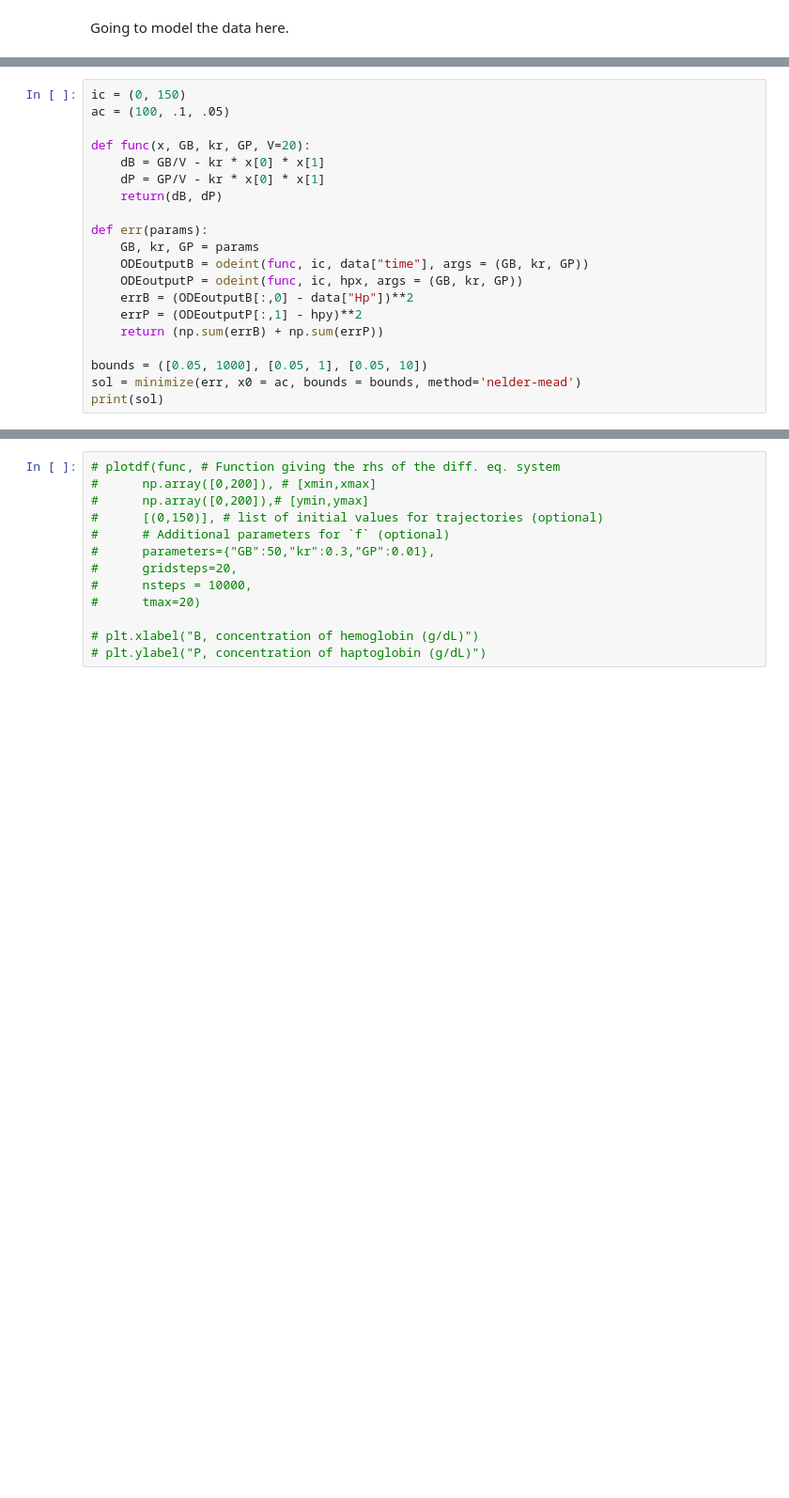
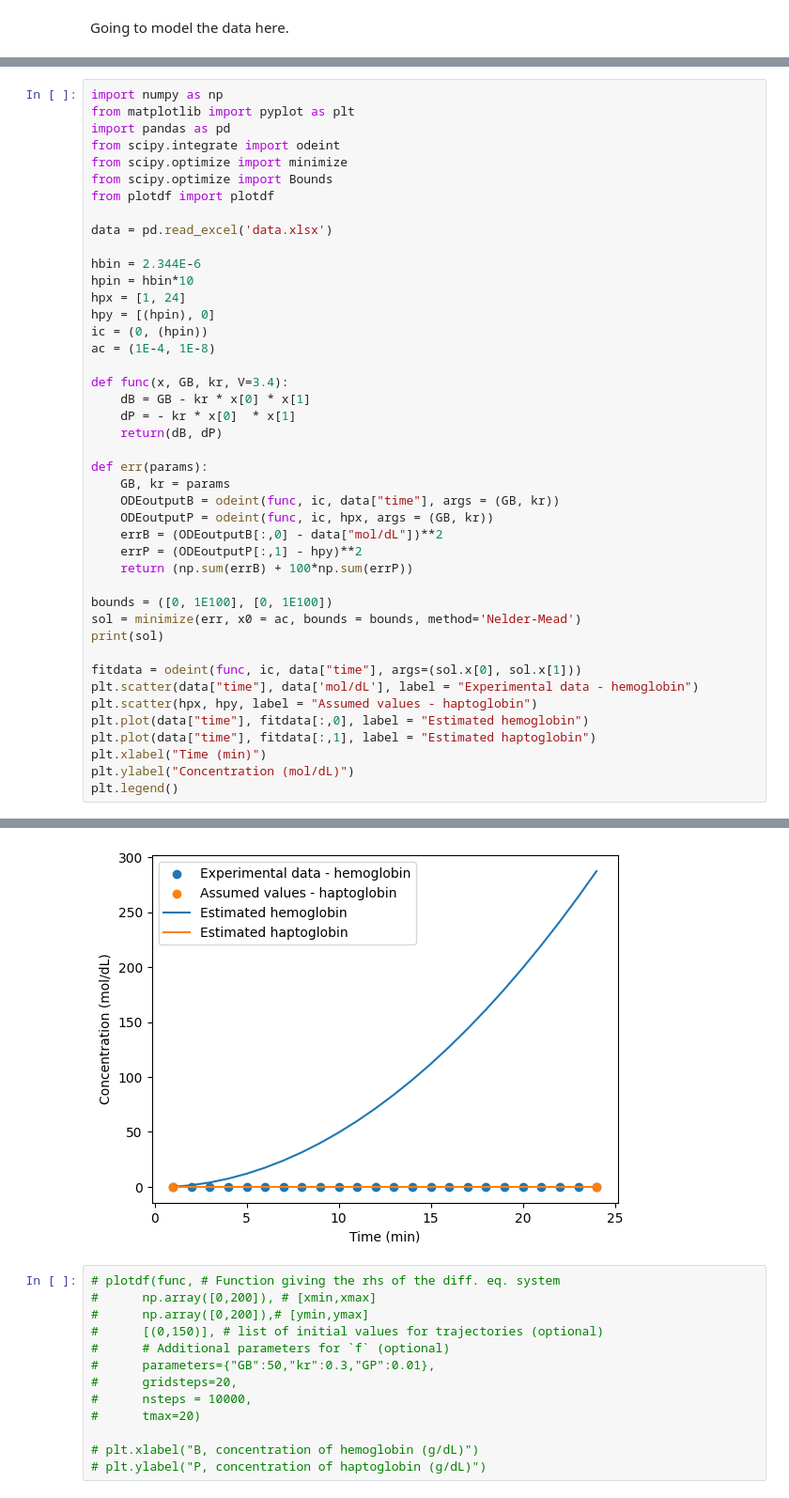
Before and after one commit to mdsnbutler/ChE2410-Project-2, a Jupyter notebook: 2_data_modelling.ipynb, the cells around one changed output, grey strips where cells are left out. Shown at 94% size. Cells and saved outputs as stored; diff of their text form; blank space fills up the shorter version.

```diff
--- a/2_data_modelling.ipynb
+++ b/2_data_modelling.ipynb
@@ -16,21 +3,44 @@ hpy = [150, 0]
 # %%
-ic = (0, 150)
-ac = (100, .1, .05)
+import numpy as np
+from matplotlib import pyplot as plt
+import pandas as pd
+from scipy.integrate import odeint
+from scipy.optimize import minimize
+from scipy.optimize import Bounds
+from plotdf import plotdf
 
-def func(x, GB, kr, GP, V=20):
-    dB = GB/V - kr * x[0] * x[1]
-    dP = GP/V - kr * x[0] * x[1]
+data = pd.read_excel('data.xlsx')
+
+hbin = 2.344E-6
+hpin = hbin*10
+hpx = [1, 24]
+hpy = [(hpin), 0]
+ic = (0, (hpin))
+ac = (1E-4, 1E-8)
+
+def func(x, GB, kr, V=3.4):
+    dB = GB - kr * x[0] * x[1]
+    dP = - kr * x[0]  * x[1]
     return(dB, dP)
 
 def err(params):
-    GB, kr, GP = params
-    ODEoutputB = odeint(func, ic, data["time"], args = (GB, kr, GP))
-    ODEoutputP = odeint(func, ic, hpx, args = (GB, kr, GP))
-    errB = (ODEoutputB[:,0] - data["Hp"])**2
+    GB, kr = params
+    ODEoutputB = odeint(func, ic, data["time"], args = (GB, kr))
+    ODEoutputP = odeint(func, ic, hpx, args = (GB, kr))
+    errB = (ODEoutputB[:,0] - data["mol/dL"])**2
     errP = (ODEoutputP[:,1] - hpy)**2
-    return (np.sum(errB) + np.sum(errP))
+    return (np.sum(errB) + 100*np.sum(errP))
 
-bounds = ([0.05, 1000], [0.05, 1], [0.05, 10])
-sol = minimize(err, x0 = ac, bounds = bounds, method='nelder-mead')
+bounds = ([0, 1E100], [0, 1E100])
+sol = minimize(err, x0 = ac, bounds = bounds, method='Nelder-Mead')
 print(sol)
+
+fitdata = odeint(func, ic, data["time"], args=(sol.x[0], sol.x[1]))
+plt.scatter(data["time"], data['mol/dL'], label = "Experimental data - hemoglobin")
+plt.scatter(hpx, hpy, label = "Assumed values - haptoglobin")
+plt.plot(data["time"], fitdata[:,0], label = "Estimated hemoglobin")
+plt.plot(data["time"], fitdata[:,1], label = "Estimated haptoglobin")
+plt.xlabel("Time (min)")
+plt.ylabel("Concentration (mol/dL)")
+plt.legend()
 # %% [output]
@@ -48,3 +58,4 @@ print(sol)
+[figure, added]
 # %%
 # plotdf(func, # Function giving the rhs of the diff. eq. system
 #      np.array([0,200]), # [xmin,xmax]
```
Also changed, not shown: parts of 3 cells of this notebook, 1 other file.
